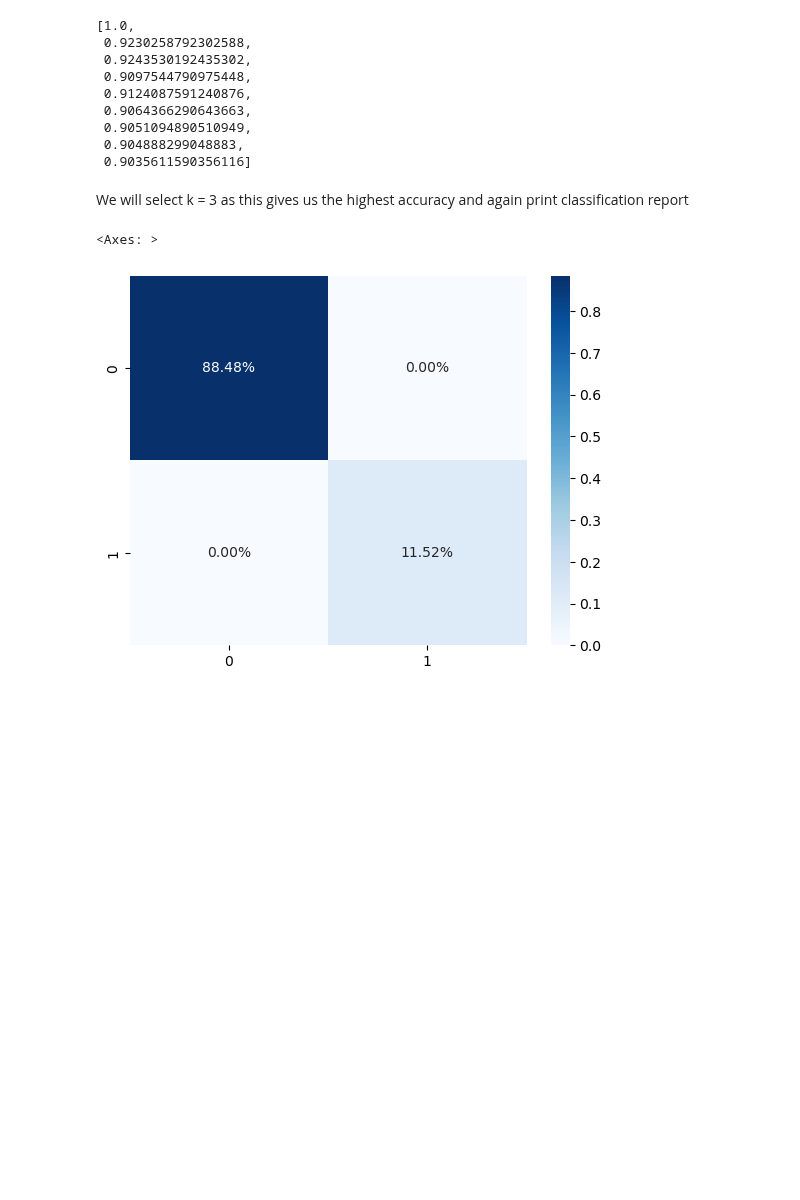
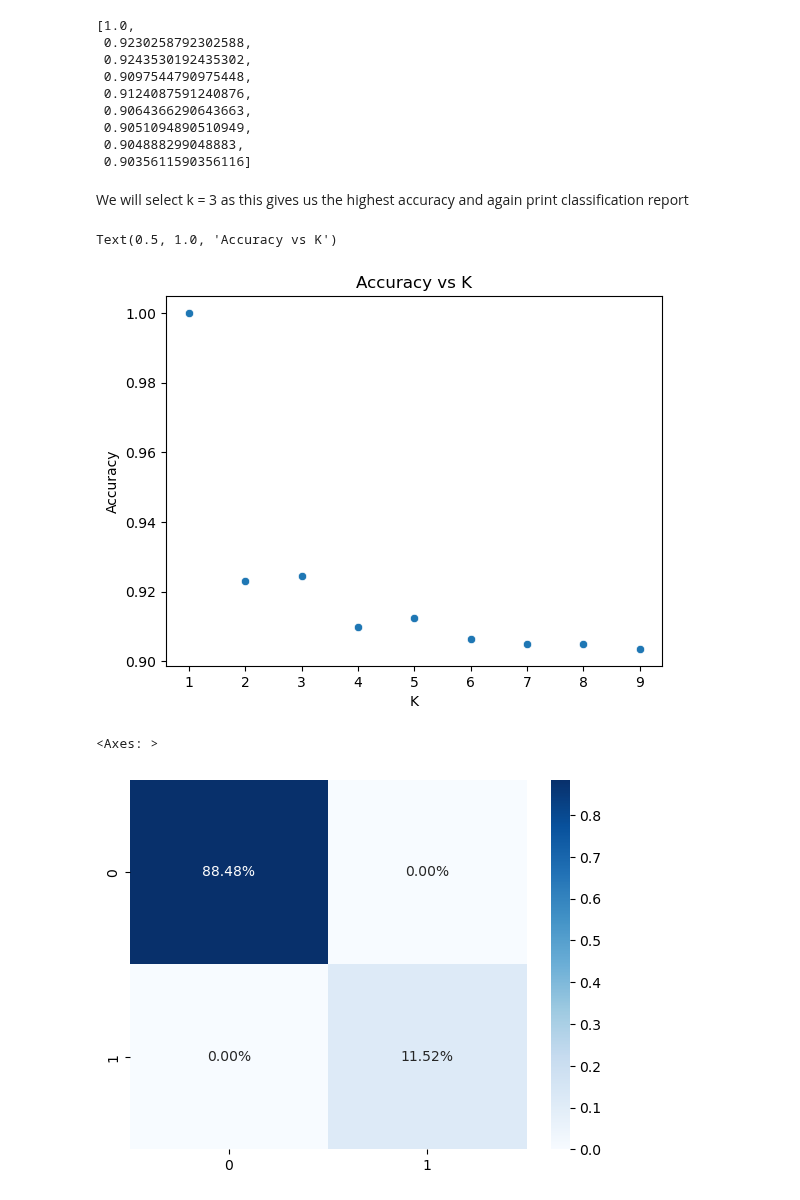
Before and after one commit to adityasngh/Bank-Marketing-Dataset, a Jupyter notebook: Banking Marketing Targets.ipynb, the cells around one changed output. Drawn from its saved outputs; the diff is of its cells as text; code cells hidden in the pictures; blank space fills up the shorter version.

```diff
--- a/Banking Marketing Targets.ipynb
+++ b/Banking Marketing Targets.ipynb
@@ -338,6 +338,14 @@ mean_acc
  0.9035611590356116]
 # %% [markdown]
 We will select k = 3 as this gives us the highest accuracy and again print classification report
+# %%
+sns.scatterplot(x=range(1,K), y=mean_acc)
+plt.xlabel('K')
+plt.ylabel('Accuracy')
+plt.title('Accuracy vs K')
+# %% [output]
+Text(0.5, 1.0, 'Accuracy vs K')
+[figure, added]
 # %%
 k = 1
 Knn = KNeighborsClassifier(n_neighbors=k)
```
